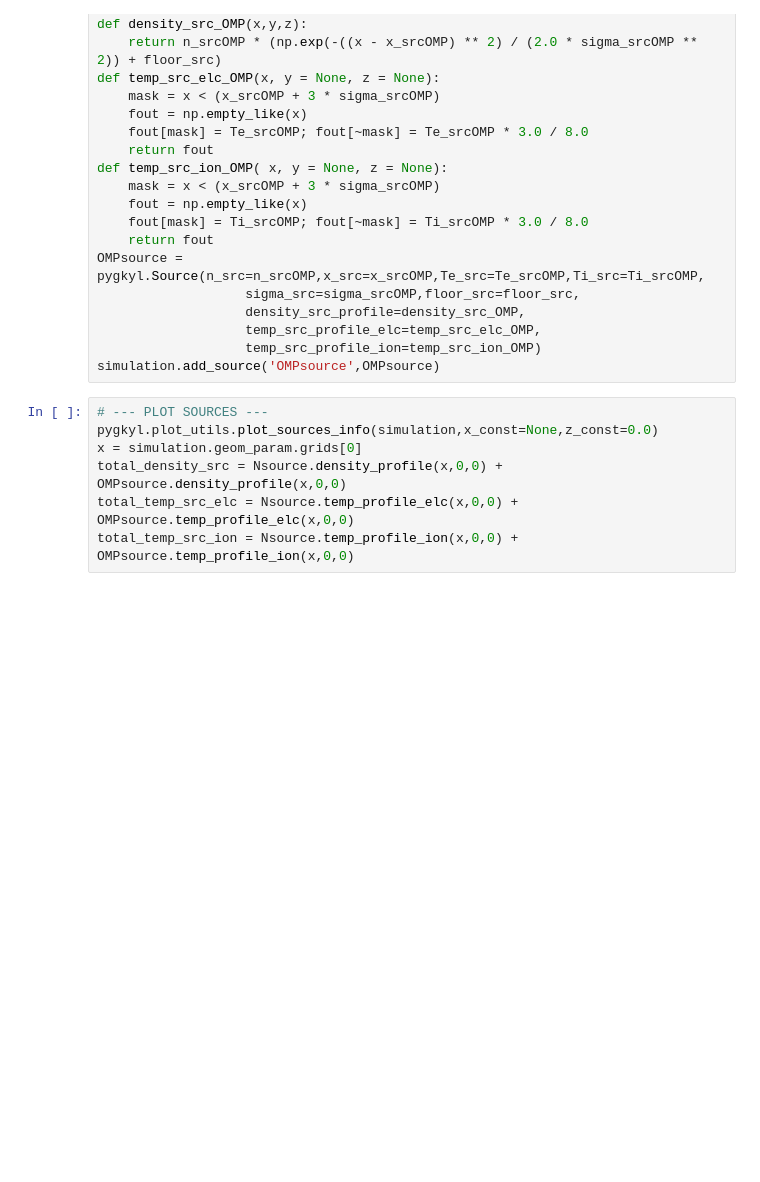
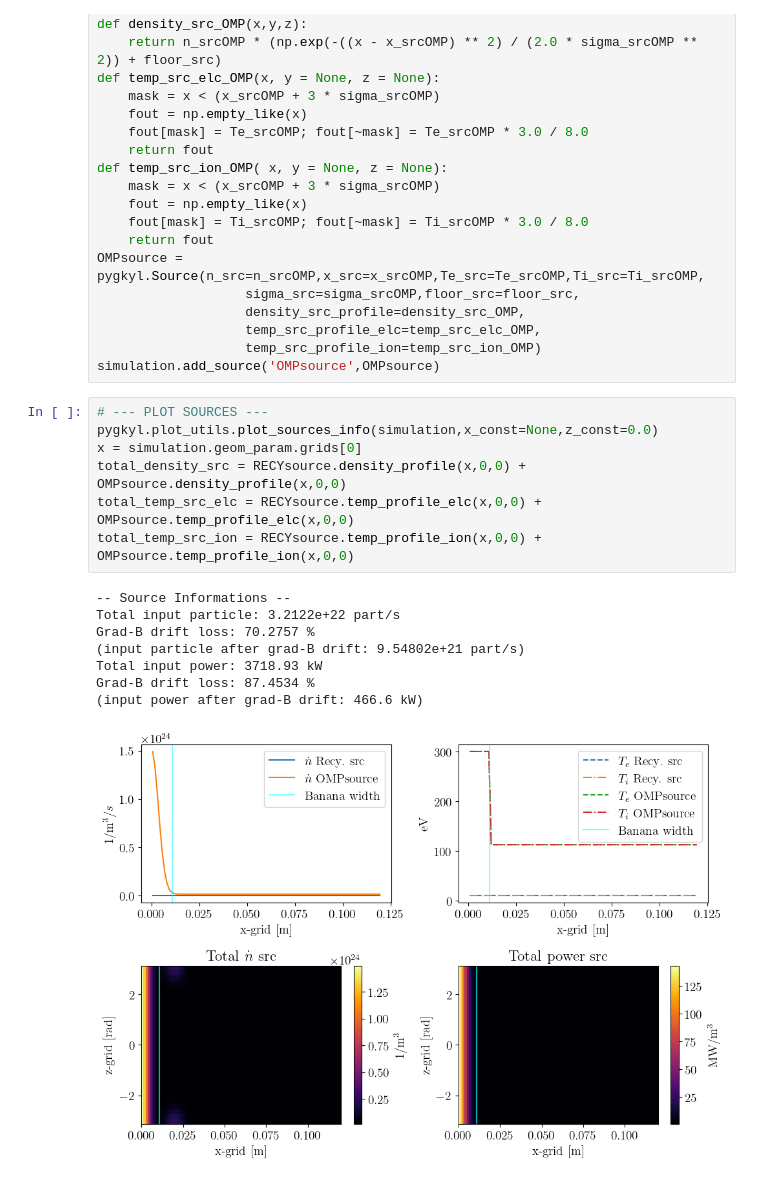
Before and after one commit to Antoinehoff/personal_gkyl_scripts, a Jupyter notebook: studies/source_and_ic_designer.ipynb, the cells around one changed output. Cells and saved outputs as stored; diff of their text form; blank space fills up the shorter version.

```diff
--- a/studies/source_and_ic_designer.ipynb
+++ b/studies/source_and_ic_designer.ipynb
@@ -110,10 +120,19 @@ simulation.add_source('OMPsource',OMPsource)
 # %%
 # --- PLOT SOURCES ---
 pygkyl.plot_utils.plot_sources_info(simulation,x_const=None,z_const=0.0)
 x = simulation.geom_param.grids[0]
-total_density_src = Nsource.density_profile(x,0,0) + OMPsource.density_profile(x,0,0)
-total_temp_src_elc = Nsource.temp_profile_elc(x,0,0) + OMPsource.temp_profile_elc(x,0,0)
-total_temp_src_ion = Nsource.temp_profile_ion(x,0,0) + OMPsource.temp_profile_ion(x,0,0)
+total_density_src = RECYsource.density_profile(x,0,0) + OMPsource.density_profile(x,0,0)
+total_temp_src_elc = RECYsource.temp_profile_elc(x,0,0) + OMPsource.temp_profile_elc(x,0,0)
+total_temp_src_ion = RECYsource.temp_profile_ion(x,0,0) + OMPsource.temp_profile_ion(x,0,0)
+# %% [output]
+-- Source Informations --
+Total input particle: 3.2122e+22 part/s
+Grad-B drift loss: 70.2757 %
+(input particle after grad-B drift: 9.54802e+21 part/s)
+Total input power: 3718.93 kW
+Grad-B drift loss: 87.4534 %
+(input power after grad-B drift: 466.6 kW)
+[figure, added]
 # %%
 # baseline density profile
 n0_bl = 2e19
```
Also changed, not shown: parts of 4 cells of this notebook, 2 other files.
